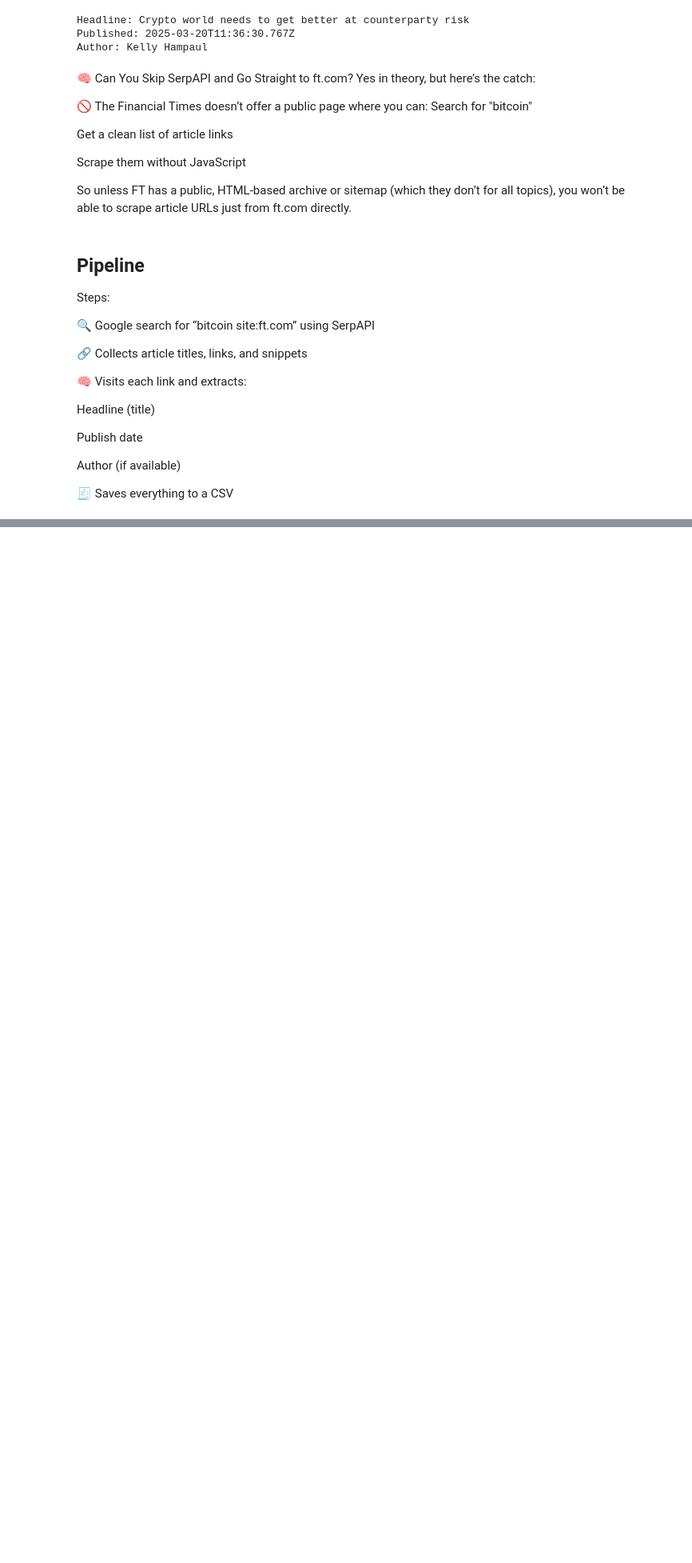
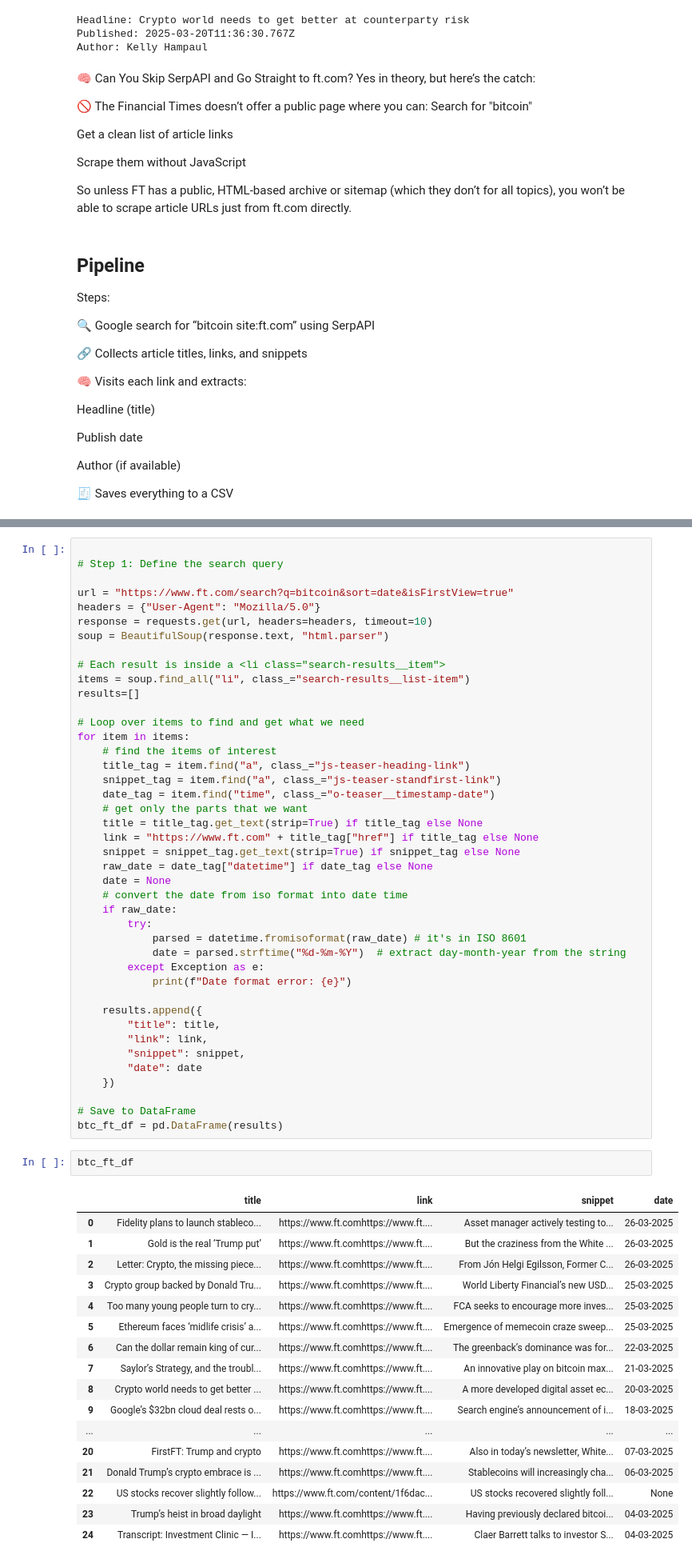
Before and after one commit to pabs-llama/projects, a Jupyter notebook: stock_api/financial_times_scrapping.ipynb, the cells around one changed output, grey strips where cells are left out. Shown: that part at 80% size. Cells and saved outputs as stored; diff of their text form; blank space fills up the shorter version.

```diff
--- a/stock_api/financial_times_scrapping.ipynb
+++ b/stock_api/financial_times_scrapping.ipynb
@@ -417,0 +549,62 @@ btc_ft_df
+# %%
+
+# Step 1: Define the search query
+
+url = "https://www.ft.com/search?q=bitcoin&sort=date&isFirstView=true"
+headers = {"User-Agent": "Mozilla/5.0"}
+response = requests.get(url, headers=headers, timeout=10)
+soup = BeautifulSoup(response.text, "html.parser")
+
+# Each result is inside a <li class="search-results__item">
+items = soup.find_all("li", class_="search-results__list-item")
+results=[]
+
+# Loop over items to find and get what we need
+for item in items:
+    # find the items of interest
+    title_tag = item.find("a", class_="js-teaser-heading-link")
+    snippet_tag = item.find("a", class_="js-teaser-standfirst-link")
+    date_tag = item.find("time", class_="o-teaser__timestamp-date")
+    # get only the parts that we want
+    title = title_tag.get_text(strip=True) if title_tag else None
+    link = "https://www.ft.com" + title_tag["href"] if title_tag else None
+    snippet = snippet_tag.get_text(strip=True) if snippet_tag else None
+    raw_date = date_tag["datetime"] if date_tag else None
+    date = None
+    # convert the date from iso format into date time
+    if raw_date:
+        try:
+            parsed = datetime.fromisoformat(raw_date) # it's in ISO 8601
+            date = parsed.strftime("%d-%m-%Y")  # extract day-month-year from the string
+        except Exception as e:
+            print(f"Date format error: {e}")
+
+    results.append({
+        "title": title,
+        "link": link,
+        "snippet": snippet,
+        "date": date
+    })
+
+# Save to DataFrame
+btc_ft_df = pd.DataFrame(results)
+# %%
+btc_ft_df
+# %% [output]
+|  | title | link | snippet | date |
+| 0 | Fidelity plans to launch stableco... | https://www.ft.comhttps://www.ft.... | Asset manager actively testing to... | 26-03-2025 |
+| 1 | Gold is the real ‘Trump put’ | https://www.ft.comhttps://www.ft.... | But the craziness from the White ... | 26-03-2025 |
+| 2 | Letter: Crypto, the missing piece... | https://www.ft.comhttps://www.ft.... | From Jón Helgi Egilsson, Former C... | 26-03-2025 |
+| 3 | Crypto group backed by Donald Tru... | https://www.ft.comhttps://www.ft.... | World Liberty Financial’s new USD... | 25-03-2025 |
+| 4 | Too many young people turn to cry... | https://www.ft.comhttps://www.ft.... | FCA seeks to encourage more inves... | 25-03-2025 |
+| 5 | Ethereum faces ‘midlife crisis’ a... | https://www.ft.comhttps://www.ft.... | Emergence of memecoin craze sweep... | 25-03-2025 |
+| 6 | Can the dollar remain king of cur... | https://www.ft.comhttps://www.ft.... | The greenback’s dominance was for... | 22-03-2025 |
+| 7 | Saylor’s Strategy, and the troubl... | https://www.ft.comhttps://www.ft.... | An innovative play on bitcoin max... | 21-03-2025 |
+| 8 | Crypto world needs to get better ... | https://www.ft.comhttps://www.ft.... | A more developed digital asset ec... | 20-03-2025 |
+| 9 | Google’s $32bn cloud deal rests o... | https://www.ft.comhttps://www.ft.... | Search engine’s announcement of i... | 18-03-2025 |
+| ... | ... | ... | ... | ... |
+| 20 | FirstFT: Trump and crypto | https://www.ft.comhttps://www.ft.... | Also in today’s newsletter, White... | 07-03-2025 |
+| 21 | Donald Trump’s crypto embrace is ... | https://www.ft.comhttps://www.ft.... | Stablecoins will increasingly cha... | 06-03-2025 |
+| 22 | US stocks recover slightly follow... | https://www.ft.com/content/1f6dac... | US stocks recovered slightly foll... | None |
+| 23 | Trump’s heist in broad daylight | https://www.ft.comhttps://www.ft.... | Having previously declared bitcoi... | 04-03-2025 |
+| 24 | Transcript: Investment Clinic — I... | https://www.ft.comhttps://www.ft.... | Claer Barrett talks to investor S... | 04-03-2025 |
```
Also changed, not shown: parts of 22 cells of this notebook.
